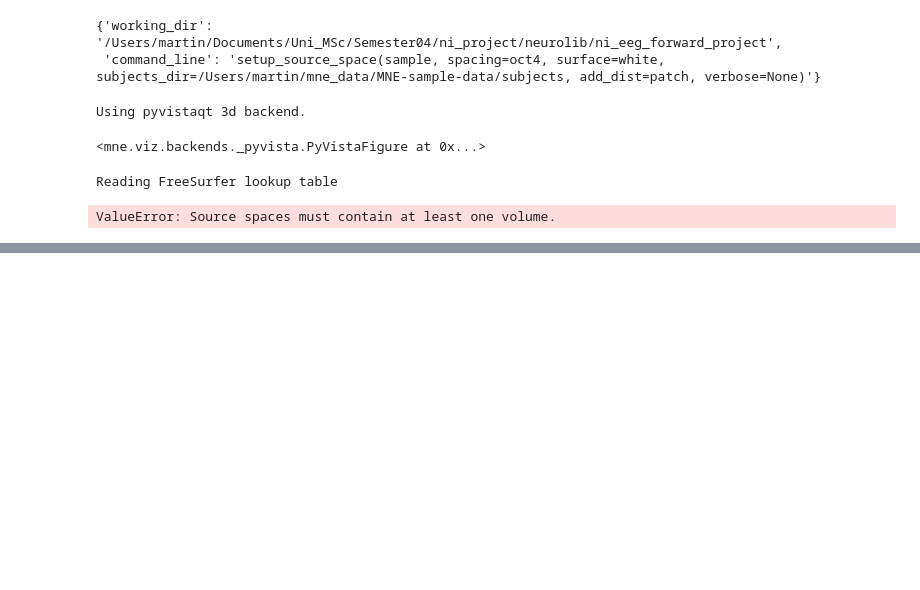
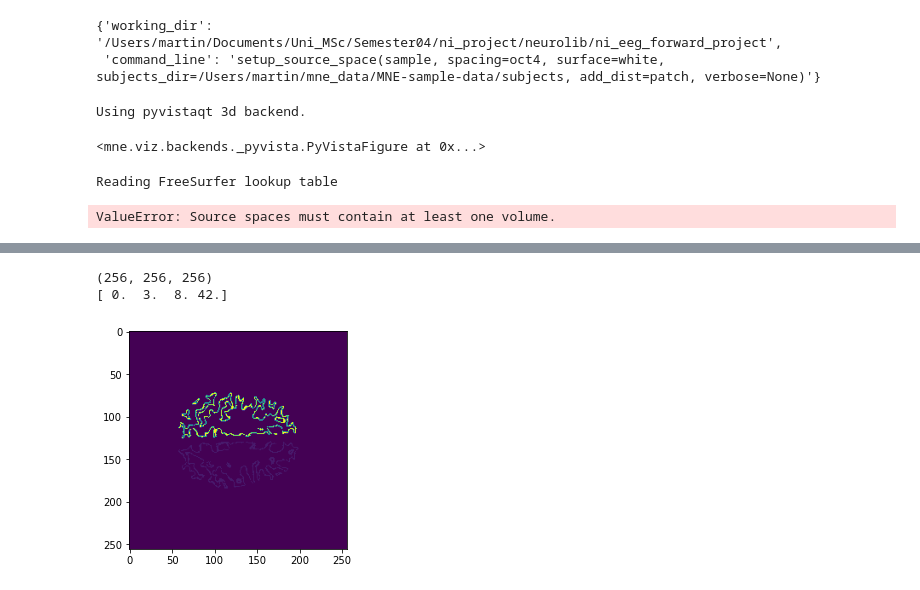
Before and after one commit to lauraflyra/neurolib, a Jupyter notebook: ni_eeg_forward_project/playground.ipynb, the cells around one changed output, grey strips where cells are left out. Saved outputs shown, nothing was run; the diff lists cells and outputs as text; code cells hidden in the pictures; blank space fills up the shorter version.

Commit message:
- write a source space example

```diff
--- a/ni_eeg_forward_project/playground.ipynb
+++ b/ni_eeg_forward_project/playground.ipynb
@@ -178,0 +191,16 @@ ValueError: Source spaces must contain at least one volume.
+# %%
+surf = mne.setup_source_space(subject, subjects_dir=subjects_dir, add_dist=False)
+lh_surf = surf[0]
+
+# setup a volume source space of the left cerebellum cortex
+volume_label = 'Left-Cerebellum-Cortex'
+sphere = (0, 0, 0, 0.12)
+lh_cereb = mne.setup_volume_source_space(
+    subject, mri=aseg_fname, sphere=sphere, volume_label=volume_label,
+    subjects_dir=subjects_dir, sphere_units='m')
+
+# Combine the source spaces
+src = surf + lh_cereb
+
+nii_fname = 'mne_sample_lh-cerebellum-cortex.nii'
+src.export_volume(nii_fname, mri_resolution=True)
@@ -178,0 +225,13 @@ ValueError: Source spaces must contain at least one volume.
+# %%
+img = nibabel.load(nii_fname)
+data = img.get_fdata()
+print(data.shape)
+
+print(np.unique(data))
+
+plt.imshow((data[:, 60,:]))
+plt.show()
+# %% [output]
+(256, 256, 256)
+[ 0.  3.  8. 42.]
+[figure, added]
```
Also changed, not shown: parts of 4 cells of this notebook.
